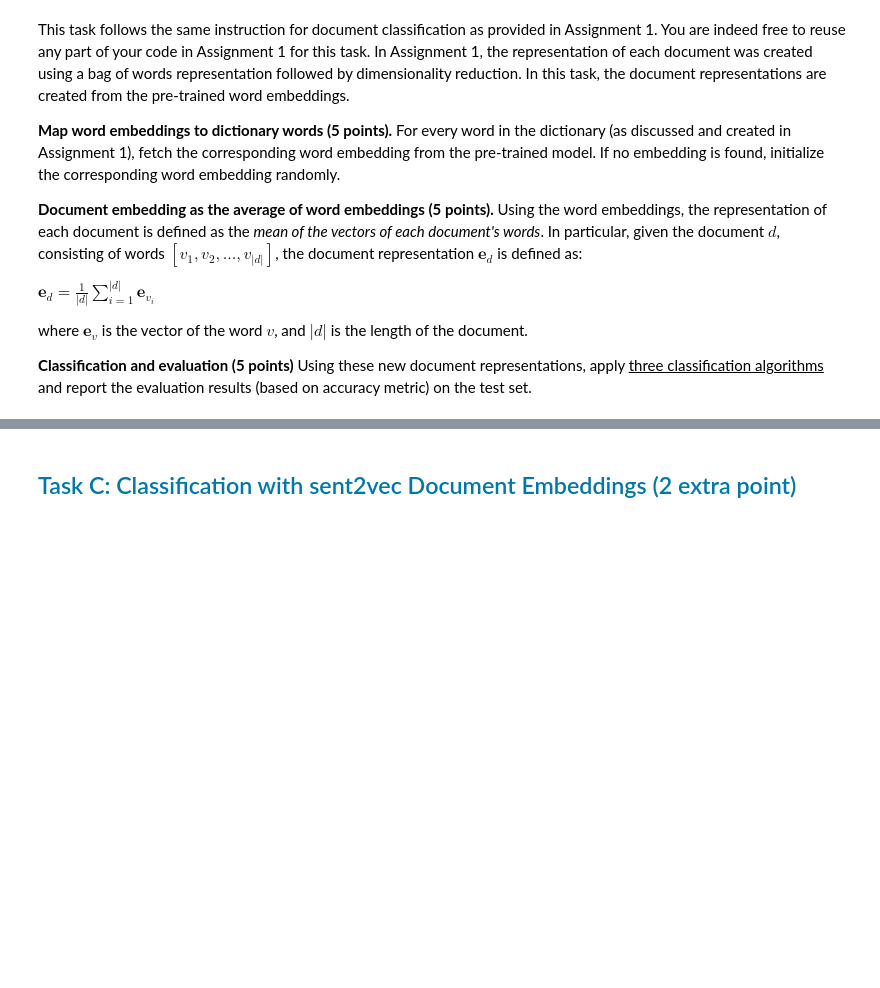
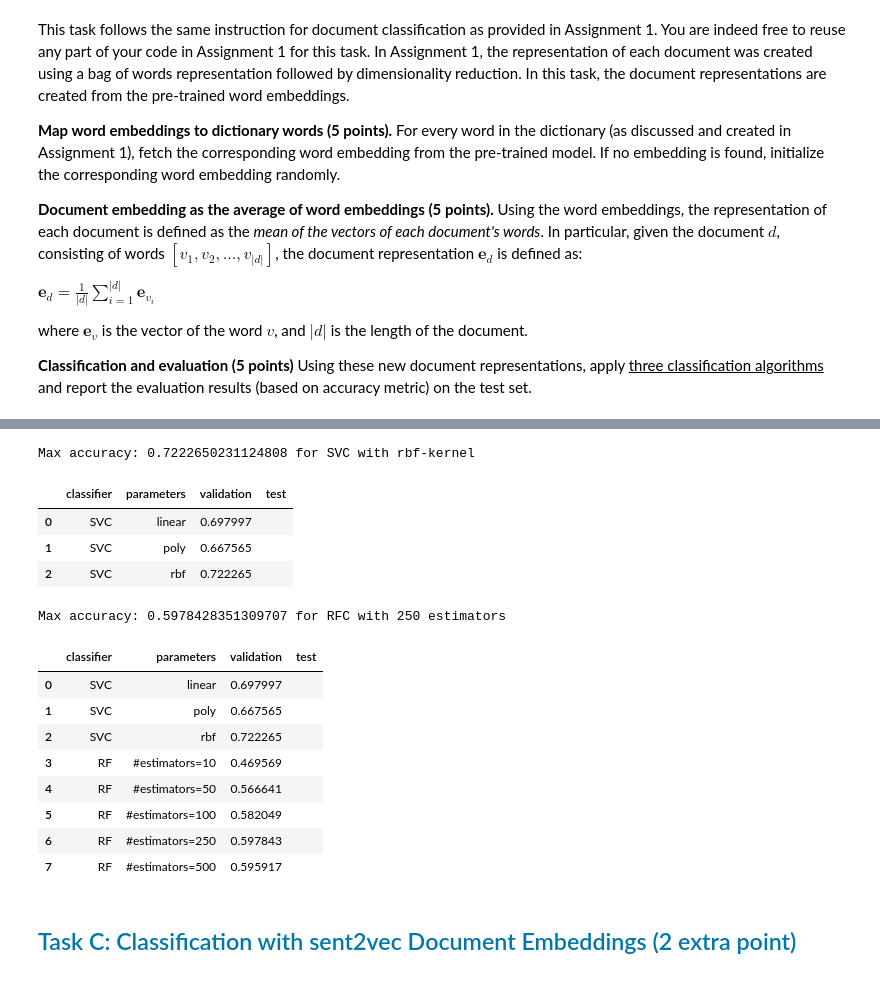
Before and after one commit to irina160/NLP_2023, a Jupyter notebook: Assignment2_nlp.ipynb, the cells around one changed output, grey strips where cells are left out. Cells and saved outputs as stored; diff of their text form; code cells hidden in the pictures; blank space fills up the shorter version.

Commit message:
Task 2 almost finished - did SVC and random forest, 3rd clf todo

```diff
--- a/Assignment2_nlp.ipynb
+++ b/Assignment2_nlp.ipynb
@@ -401,3 +584,72 @@ NameError: name 'smaller_word_dict' is not defined
+# %%
+val_labels = np.array(val_labels).astype('int')
+# %%
+#create result dataframe
+
+import pandas as pd
+
+results = pd.DataFrame(columns = ["classifier", "parameters", "validation", "test"])
+# %%
+# the first classifier is a support vector classifier and we use the kernels as hyperparameter
+
+kernels = ['linear', 'poly', 'rbf']
+max_acc_val_svc = 0
+best_hyperparam = ''
+
+for kernel in kernels:
+    svc0 = SVC(kernel=kernel, random_state = 7).fit(docs_train, train_labels)
+    preds = svc0.predict(docs_val)
+    acc = accuracy_score(val_labels, preds.astype('int'))
+    new_row = ["SVC", kernel, acc, ""]
+    results = results.append(pd.Series(new_row, index=results.columns), ignore_index=True)
+
+    if acc > max_acc_val_svc:
+        max_acc_val_svc = acc
+        best_hyperparam = kernel
+# %%
+print(f'Max accuracy: {max_acc_val_svc} for SVC with {best_hyperparam}-kernel')
+# %% [output]
+Max accuracy: 0.7222650231124808 for SVC with rbf-kernel
+# %%
+results
+# %% [output]
+|  | classifier | parameters | validation | test |
+| 0 | SVC | linear | 0.697997 |  |
+| 1 | SVC | poly | 0.667565 |  |
+| 2 | SVC | rbf | 0.722265 |  |
+# %%
+# the second classifier is a random forest classifier and we do use the n_estimators as hyperparameter
+
+n_estimators = [10, 50, 100, 250, 500]
+max_acc_val_rfc = 0
+best_hyperparam = ''
+
+for est in n_estimators:
+    rfc = RandomForestClassifier(n_estimators=est, random_state = 5).fit(docs_train, train_labels)
+    preds = rfc.predict(docs_val)
+    acc = accuracy_score(val_labels, preds.astype('int'))
+    new_row = ["RF",  f"#estimators={est}", acc, ""]
+    results = results.append(pd.Series(new_row, index=results.columns), ignore_index=True)
+
+    if acc > max_acc_val_rfc:
+        max_acc_val_rfc = acc
+        best_hyperparam = est
+# %%
+print(f'Max accuracy: {max_acc_val_rfc} for RFC with {best_hyperparam} estimators')
+# %% [output]
+Max accuracy: 0.5978428351309707 for RFC with 250 estimators
+# %%
+results
+# %% [output]
+|  | classifier | parameters | validation | test |
+| 0 | SVC | linear | 0.697997 |  |
+| 1 | SVC | poly | 0.667565 |  |
+| 2 | SVC | rbf | 0.722265 |  |
+| 3 | RF | #estimators=10 | 0.469569 |  |
+| 4 | RF | #estimators=50 | 0.566641 |  |
+| 5 | RF | #estimators=100 | 0.582049 |  |
+| 6 | RF | #estimators=250 | 0.597843 |  |
+| 7 | RF | #estimators=500 | 0.595917 |  |
 # %% [markdown]
 <a name="section-taskC"></a><h2 style="color:rgb(0,120,170)">Task C: Classification with sent2vec Document Embeddings (2 extra point)</h2>
 # %% [markdown]
```
Also changed, not shown: parts of 24 cells of this notebook.
